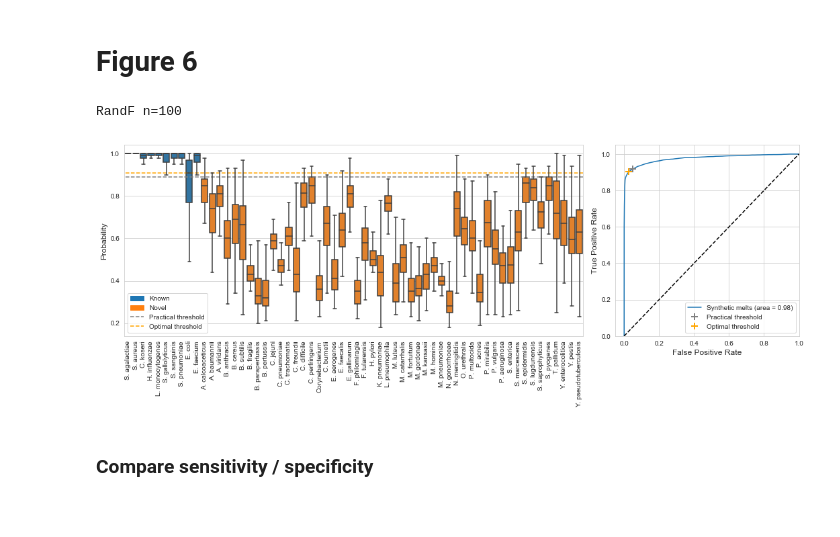
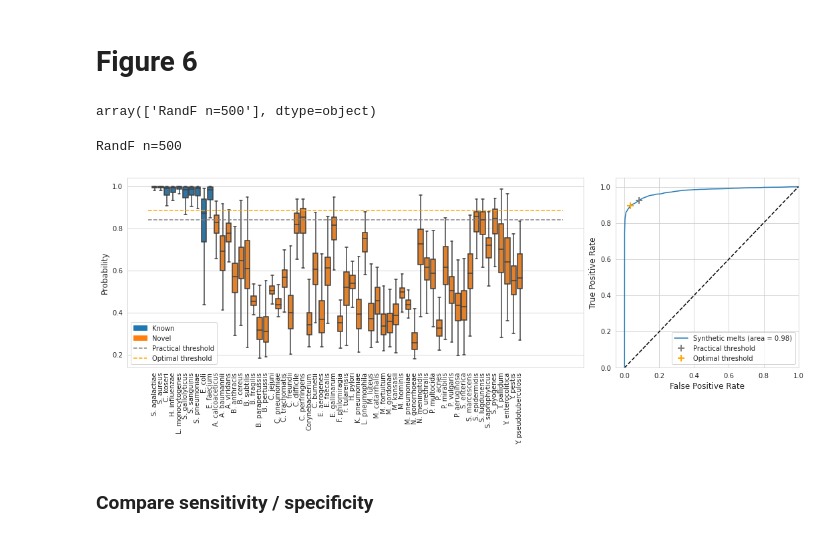
Before and after one commit to aboussina/dHRM-novelty-detection, a Jupyter notebook: Plots.ipynb, the cells around one changed output. Saved outputs shown, nothing was run; the diff lists cells and outputs as text; code cells hidden in the pictures.

```diff
--- a/Plots.ipynb
+++ b/Plots.ipynb
@@ -735,6 +788,9 @@ acc_thresh 0.84
+# %%
+fig2ov = pd.read_pickle(save_folder+'accumulate.pkl')
 # %%
 # Get all accumulated thresholds
 acc_thresholds = []
+df_fig_save = fig2ov
 for method in df_fig_save[df_fig_save['novelty_method']=='prob_all']['method'].values:
     fig2ovselect = fig2ov[(fig2ov['method']==method) & (fig2ov['novelty_method']=='prob_all') & (fig2ov['short']==0)]
     print(method)
@@ -760,7 +816,9 @@ RandF n=500
+# %%
+save_folder = './outputs/'
 # %%
-save_folder = 'Lennart Figures/LOO classifier comparison5/'
-df_roc_curves = pd.read_pickle(save_folder+'uMelt_roc_curves3.pkl')
-df_fig_save = pd.read_pickle(save_folder+'uMelt_fig_save3.pkl')
+# save_folder = 'Lennart Figures/LOO classifier comparison5/'
+df_roc_curves = pd.read_pickle(save_folder+'uMelt_roc_curves0.pkl')
+df_fig_save = pd.read_pickle(save_folder+'uMelt_fig_save0.pkl')
 # %%
 compare_sens_spec = []
 for method, thresh in zip(df_fig_save[df_fig_save['novelty_method']=='prob_all']['method'].values, acc_thresholds):
@@ -790,15 +842,19 @@ Neural net activation=identity
 ... (12 outputs left out)
 # %% [markdown]
 # Figure 6
+# %%
+df_fig_save[df_fig_save['novelty_method']=='prob_all']['method'].values[-1:]
+# %% [output]
+array(['RandF n=500'], dtype=object)
 # %%
-compare_sens_spec = []
-for method, thresh in zip(df_fig_save[df_fig_save['novelty_method']=='prob_all']['method'].values[-2:-1], acc_thresholds[-2:-1]):
+# compare_sens_spec = []
+for method, thresh in zip(df_fig_save[df_fig_save['novelty_method']=='prob_all']['method'].values[-1:], acc_thresholds[-1:]):
     select = df_fig_save[(df_fig_save['novelty_method']=='prob_all') & (df_fig_save['method']==method)]
     select_roc = df_roc_curves[(df_roc_curves['novelty_method']=='prob_all') & (df_roc_curves['method']==method)]
 
     plot_boxplot_simple(select['index'].values[0], select['score'].values[0], select_roc['fpr'].values[0], select_roc['tpr'].values[0], select_roc['thresholds'].values[0],select_roc['auc'].values[0], select_roc['threshold'].values[0], thresh, method)
 # %% [output]
-RandF n=100
+RandF n=500
-[figure, old version]
+[figure, new version]
 # %% [markdown]
 ### Compare sensitivity / specificity
```
Also changed, not shown: parts of 34 cells of this notebook, 1 other file.
